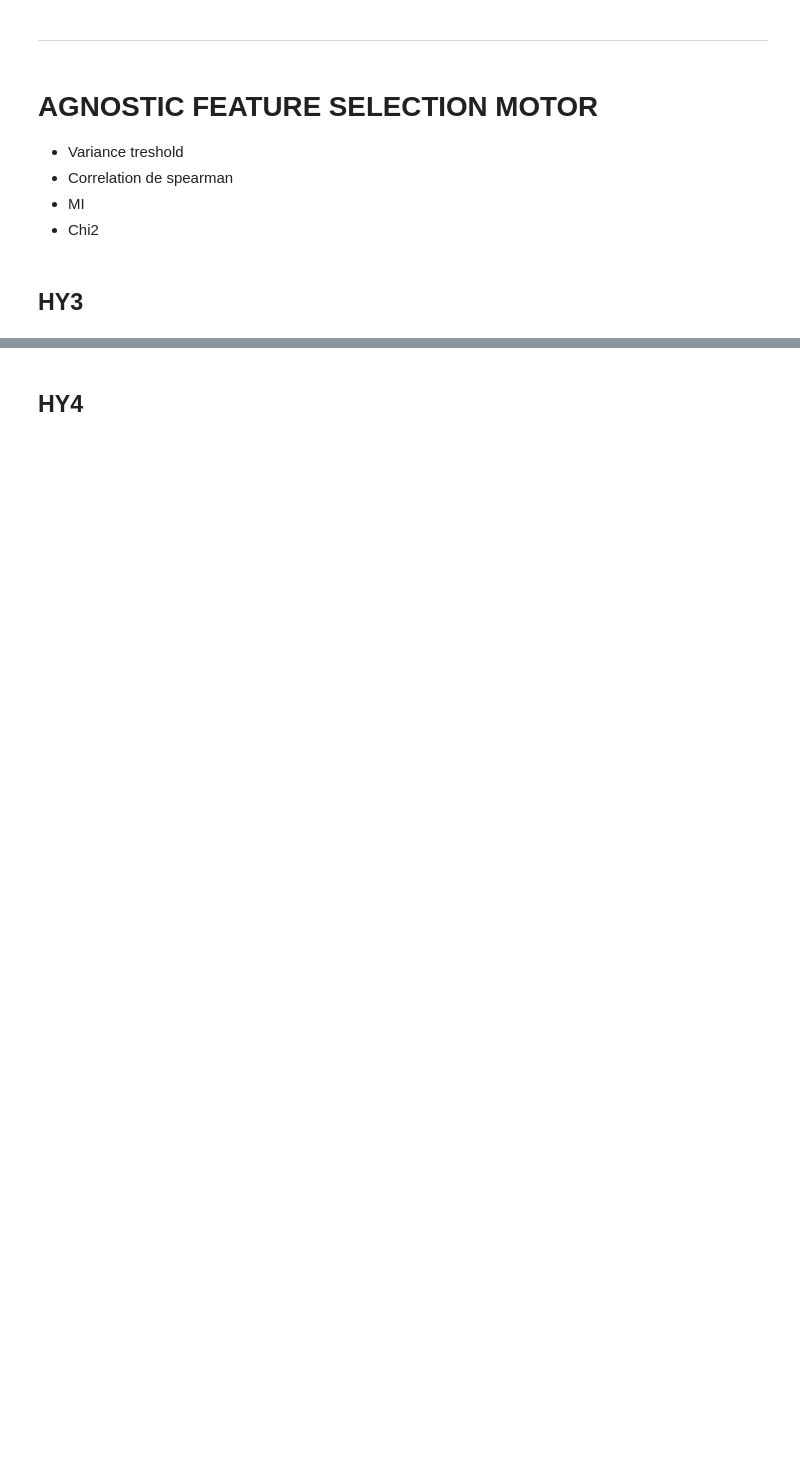
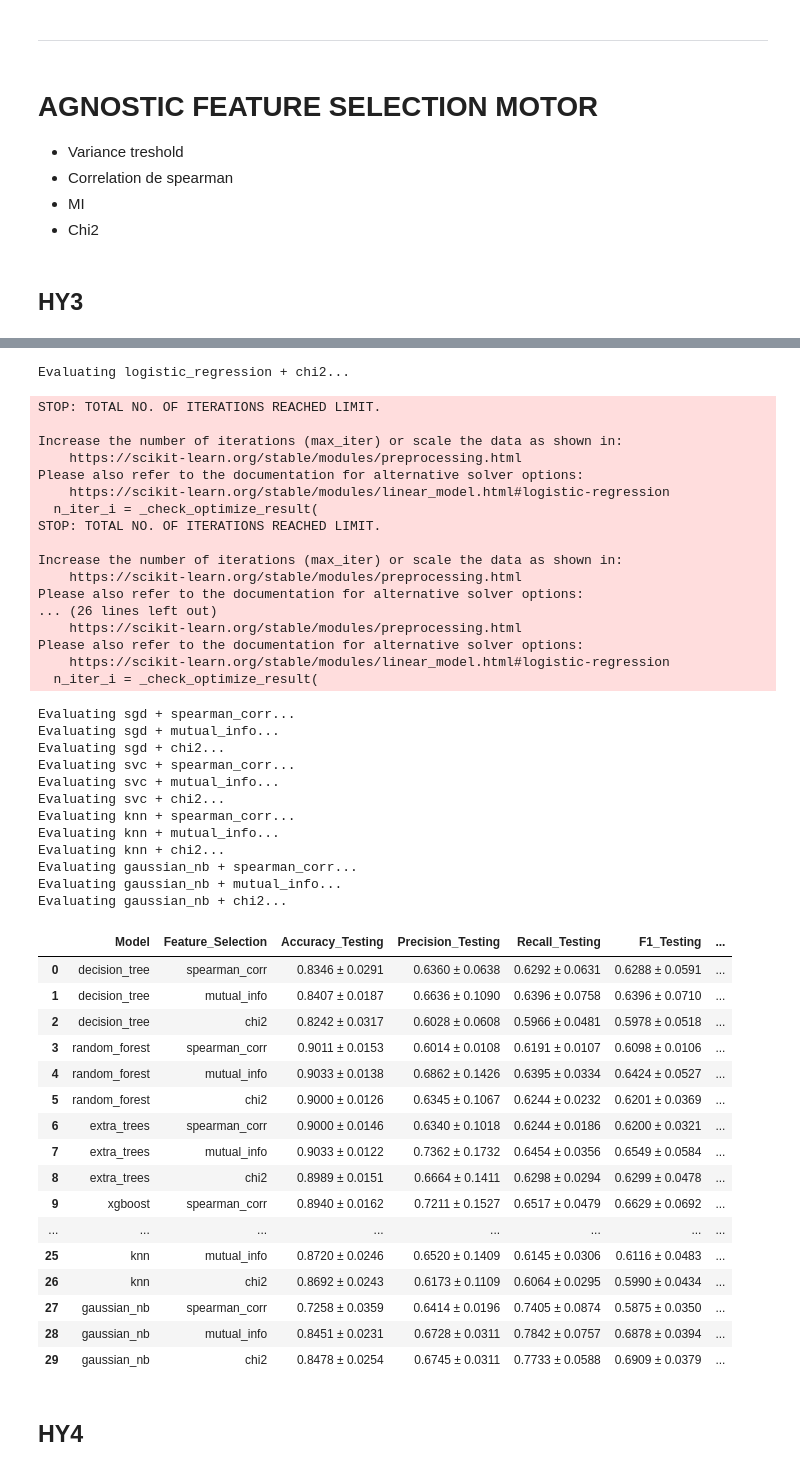
Before and after one commit to fserracrespi/PD_progression_ppmi, a Jupyter notebook: SCRIPTS/PYTHON/MODEL ANALYSIS/Classification.ipynb, the cells around one changed output, grey strips where cells are left out. Cells and saved outputs as stored; diff of their text form; code cells hidden in the pictures; blank space fills up the shorter version.

```diff
--- a/SCRIPTS/PYTHON/MODEL ANALYSIS/Classification.ipynb
+++ b/SCRIPTS/PYTHON/MODEL ANALYSIS/Classification.ipynb
@@ -14,6 +14,15 @@ from sklearn.naive_bayes import GaussianNB
 
 current_dir = Path.cwd()
 project_root = current_dir.parents[2]
+
+full_set_path_HY3 = project_root / 'SCRIPTS/PYTHON/MODEL ANALYSIS/MODEL_PERFORMANCE_RESULTS/CLASSIFICATION/HY3/FULL_SET/'
+full_set_path_HY4 = project_root / 'SCRIPTS/PYTHON/MODEL ANALYSIS/MODEL_PERFORMANCE_RESULTS/CLASSIFICATION/HY4/FULL_SET/'
+full_set_path_MCID = project_root / 'SCRIPTS/PYTHON/MODEL ANALYSIS/MODEL_PERFORMANCE_RESULTS/CLASSIFICATION/MCID/FULL_SET/'
+
+feature_selection_path_HY3 = project_root / 'SCRIPTS/PYTHON/MODEL ANALYSIS/MODEL_PERFORMANCE_RESULTS/CLASSIFICATION/HY3/FEATURE_SELECTION/'
+feature_selection_path_HY4 = project_root / 'SCRIPTS/PYTHON/MODEL ANALYSIS/MODEL_PERFORMANCE_RESULTS/CLASSIFICATION/HY4/FEATURE_SELECTION/'
+feature_selection_path_MCID = project_root / 'SCRIPTS/PYTHON/MODEL ANALYSIS/MODEL_PERFORMANCE_RESULTS/CLASSIFICATION/MCID/FEATURE_SELECTION/'
+
 
 classification_models = {
     "decision_tree": DecisionTreeClassifier(random_state=42),
@@ -1337,4 +1499,6 @@ HY3_fe_MOTOR_results = evaluate_models_oof_and_test_with_fs(
     mi_threshold=0.01,
     chi2_threshold=3.84,
 )
+HY3_fe_MOTOR_results.to_csv(feature_selection_path_HY3 / "HY3_motor_fe_results.csv", index=False)
 HY3_fe_MOTOR_results.head(30)
+# %% [output]
@@ -1341,3 +1539,50 @@ HY3_fe_MOTOR_results.head(30)
+Evaluating logistic_regression + chi2...
+STOP: TOTAL NO. OF ITERATIONS REACHED LIMIT.
+
+Increase the number of iterations (max_iter) or scale the data as shown in:
+    https://scikit-learn.org/stable/modules/preprocessing.html
+Please also refer to the documentation for alternative solver options:
+    https://scikit-learn.org/stable/modules/linear_model.html#logistic-regression
+  n_iter_i = _check_optimize_result(
+STOP: TOTAL NO. OF ITERATIONS REACHED LIMIT.
+
+Increase the number of iterations (max_iter) or scale the data as shown in:
+    https://scikit-learn.org/stable/modules/preprocessing.html
+Please also refer to the documentation for alternative solver options:
+... (26 lines left out)
+    https://scikit-learn.org/stable/modules/preprocessing.html
+Please also refer to the documentation for alternative solver options:
+    https://scikit-learn.org/stable/modules/linear_model.html#logistic-regression
+  n_iter_i = _check_optimize_result(
+Evaluating sgd + spearman_corr...
+Evaluating sgd + mutual_info...
+Evaluating sgd + chi2...
+Evaluating svc + spearman_corr...
+Evaluating svc + mutual_info...
+Evaluating svc + chi2...
+Evaluating knn + spearman_corr...
+Evaluating knn + mutual_info...
+Evaluating knn + chi2...
+Evaluating gaussian_nb + spearman_corr...
+Evaluating gaussian_nb + mutual_info...
+Evaluating gaussian_nb + chi2...
+|  | Model | Feature_Selection | Accuracy_Testing | Precision_Testing | Recall_Testing | F1_Testing | ... |
+| 0 | decision_tree | spearman_corr | 0.8346 ± 0.0291 | 0.6360 ± 0.0638 | 0.6292 ± 0.0631 | 0.6288 ± 0.0591 | ... |
+| 1 | decision_tree | mutual_info | 0.8407 ± 0.0187 | 0.6636 ± 0.1090 | 0.6396 ± 0.0758 | 0.6396 ± 0.0710 | ... |
+| 2 | decision_tree | chi2 | 0.8242 ± 0.0317 | 0.6028 ± 0.0608 | 0.5966 ± 0.0481 | 0.5978 ± 0.0518 | ... |
+| 3 | random_forest | spearman_corr | 0.9011 ± 0.0153 | 0.6014 ± 0.0108 | 0.6191 ± 0.0107 | 0.6098 ± 0.0106 | ... |
+| 4 | random_forest | mutual_info | 0.9033 ± 0.0138 | 0.6862 ± 0.1426 | 0.6395 ± 0.0334 | 0.6424 ± 0.0527 | ... |
+| 5 | random_forest | chi2 | 0.9000 ± 0.0126 | 0.6345 ± 0.1067 | 0.6244 ± 0.0232 | 0.6201 ± 0.0369 | ... |
+| 6 | extra_trees | spearman_corr | 0.9000 ± 0.0146 | 0.6340 ± 0.1018 | 0.6244 ± 0.0186 | 0.6200 ± 0.0321 | ... |
+| 7 | extra_trees | mutual_info | 0.9033 ± 0.0122 | 0.7362 ± 0.1732 | 0.6454 ± 0.0356 | 0.6549 ± 0.0584 | ... |
+| 8 | extra_trees | chi2 | 0.8989 ± 0.0151 | 0.6664 ± 0.1411 | 0.6298 ± 0.0294 | 0.6299 ± 0.0478 | ... |
+| 9 | xgboost | spearman_corr | 0.8940 ± 0.0162 | 0.7211 ± 0.1527 | 0.6517 ± 0.0479 | 0.6629 ± 0.0692 | ... |
+| ... | ... | ... | ... | ... | ... | ... | ... |
+| 25 | knn | mutual_info | 0.8720 ± 0.0246 | 0.6520 ± 0.1409 | 0.6145 ± 0.0306 | 0.6116 ± 0.0483 | ... |
+| 26 | knn | chi2 | 0.8692 ± 0.0243 | 0.6173 ± 0.1109 | 0.6064 ± 0.0295 | 0.5990 ± 0.0434 | ... |
+| 27 | gaussian_nb | spearman_corr | 0.7258 ± 0.0359 | 0.6414 ± 0.0196 | 0.7405 ± 0.0874 | 0.5875 ± 0.0350 | ... |
+| 28 | gaussian_nb | mutual_info | 0.8451 ± 0.0231 | 0.6728 ± 0.0311 | 0.7842 ± 0.0757 | 0.6878 ± 0.0394 | ... |
+| 29 | gaussian_nb | chi2 | 0.8478 ± 0.0254 | 0.6745 ± 0.0311 | 0.7733 ± 0.0588 | 0.6909 ± 0.0379 | ... |
 # %% [markdown]
 ## HY4
 # %%
```
Also changed, not shown: parts of 25 cells of this notebook, 31 other files.
